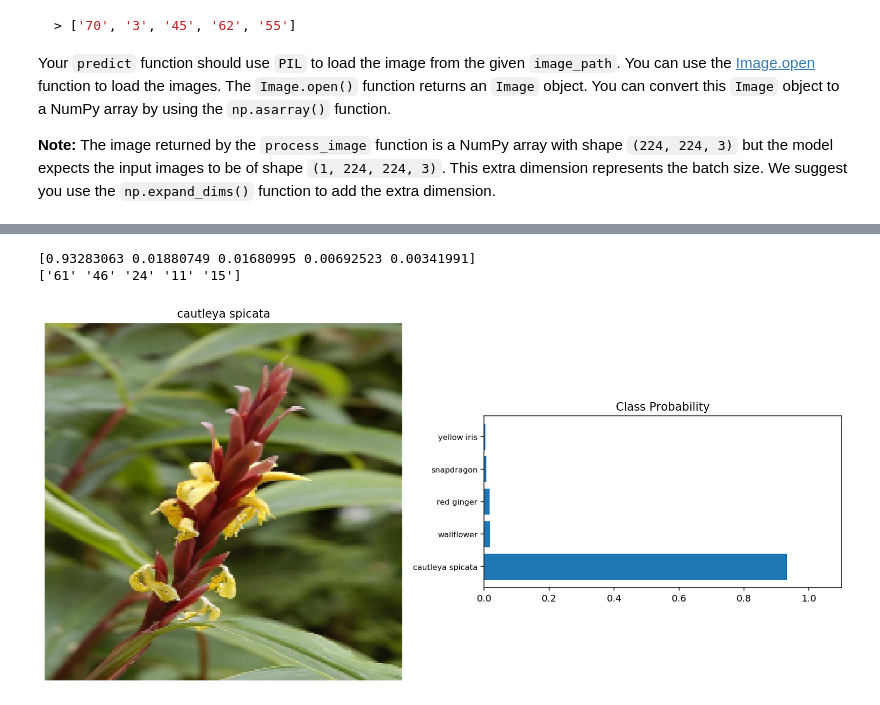
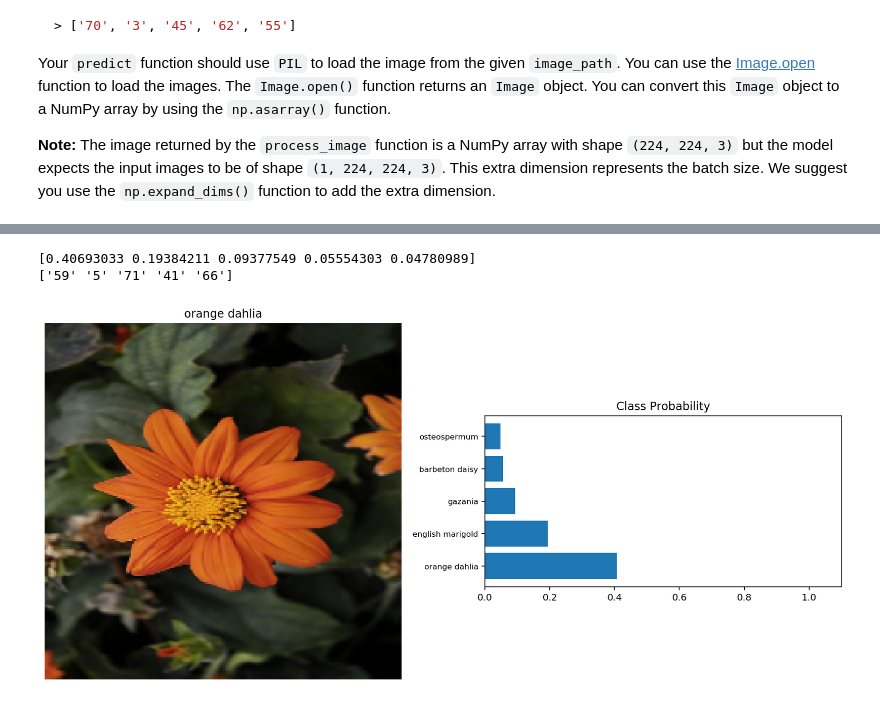
Before and after one commit to FedorSulaev/ImageClassifier, a Jupyter notebook: Project_Image_Classifier_Project.ipynb, the cells around one changed output, grey strips where cells are left out. Drawn from its saved outputs; the diff is of its cells as text; code cells hidden in the pictures.

```diff
--- a/Project_Image_Classifier_Project.ipynb
+++ b/Project_Image_Classifier_Project.ipynb
@@ -435,28 +435,28 @@ In the cell below use `matplotlib` to plot the input image alongside the probabi
 You can convert from the class integer labels to actual flower names using `class_names`.
 # %%
 # TODO: Plot the input image along with the top 5 classes
-image_path = './test_images/cautleya_spicata.jpg'
+image_path = './test_images/orange_dahlia.jpg'
 im = Image.open(image_path)
 test_image = np.asarray(im)
 
 probs, classes = predict(image_path, model, 5)
 print(probs)
 print(classes)
 
 processed_test_image = process_image(test_image)
 
 fig, (ax1, ax2) = plt.subplots(figsize=(12,20), ncols=2)
 ax1.imshow(processed_test_image, cmap = plt.cm.binary)
 ax1.axis('off')
 ax1.set_title(class_names[classes[0]])
 ax2.barh(np.arange(5), probs)
 ax2.set_aspect(0.1)
 ax2.set_yticks(np.arange(5))
 ax2.set_yticklabels(list(map(class_names.get, classes)), size='small');
 ax2.set_title('Class Probability')
 ax2.set_xlim(0, 1.1)
 plt.tight_layout()
 # %% [output]
-[0.93283063 0.01880749 0.01680995 0.00692523 0.00341991]
-['61' '46' '24' '11' '15']
+[0.40693033 0.19384211 0.09377549 0.05554303 0.04780989]
+['59' '5' '71' '41' '66']
-[figure, old version]
+[figure, new version]
```
Also changed, not shown: parts of 5 cells of this notebook, 3 other files.
